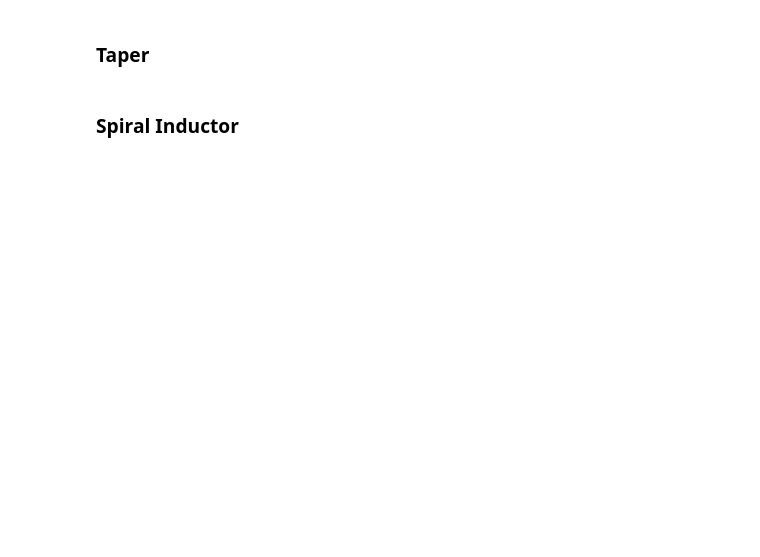
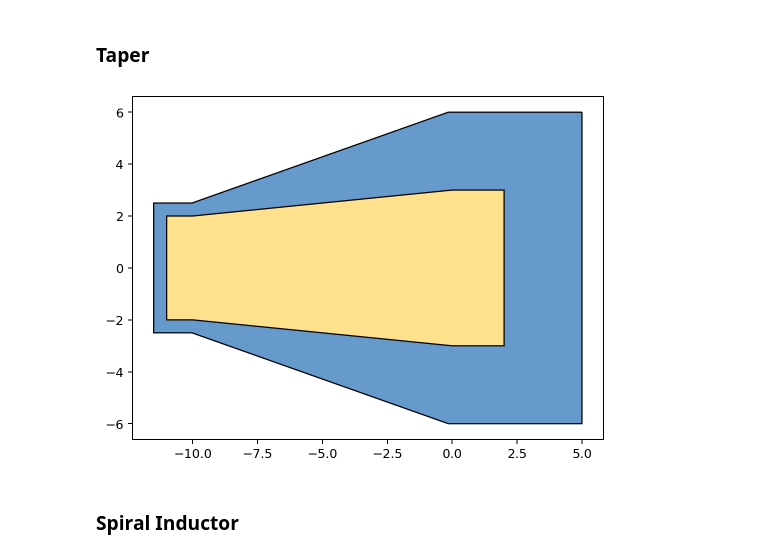
Before and after one commit to eeroqlab/zeroheliumkit, a Jupyter notebook: examples/basic_geometries.ipynb, the cells around one changed output. Cells and saved outputs as stored; diff of their text form; code cells hidden in the pictures; blank space fills up the shorter version.

```diff
--- a/examples/basic_geometries.ipynb
+++ b/examples/basic_geometries.ipynb
@@ -41,26 +47,24 @@ plt.show()
 # %% [markdown]
 ### **Taper**
 # %%
-cCH_length = 100
-cCH_width = 7
-cCH_gap = 0.5
-cCH_extention = 5
-layer_info = {"layer_metal": None,
-              "layer_etch": (RES_gap, cCH_gap)}
-tp = Taper(length=cCH_extention,
-           width1=RES_width-2*RES_gap,
-           width2=cCH_width-2*cCH_gap,
-           input_length=0.5,
-           output_length=1.0,
-           anchors="flat",
-           layers=layer_info)
+layer_info = {"metal": None,
+              "etch": (3, 0.5)}
+tp = Taper(length = 10,
+           width1 = 6,
+           width2 = 4,
+           input_length = 2,
+           output_length = 1,
+           anchors = "flat",
+           layers = layer_info)
 tp.scale(-1, 1, origin=(0,0))
 
 fig = plt.figure(1, figsize=SIZE, dpi=90)
 ax = fig.add_subplot(111)
-tp.plot(ax=ax, layer=["all"])
+tp.plot(ax=ax, layer=["etch", "metal"], color=COLORS)
 plt.gca().set_aspect('equal')
 plt.show()
+# %% [output]
+[figure, added]
 # %% [markdown]
 ### **Spiral Inductor** <a name="introduction"></a>
 # %%
```
Also changed, not shown: parts of 18 cells of this notebook.
